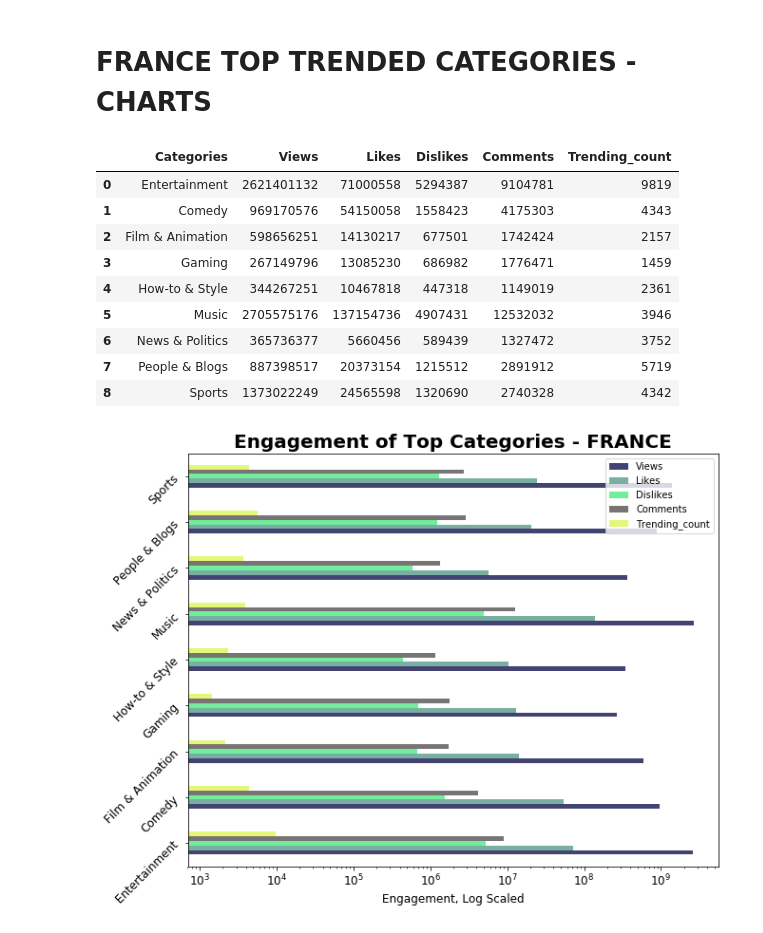
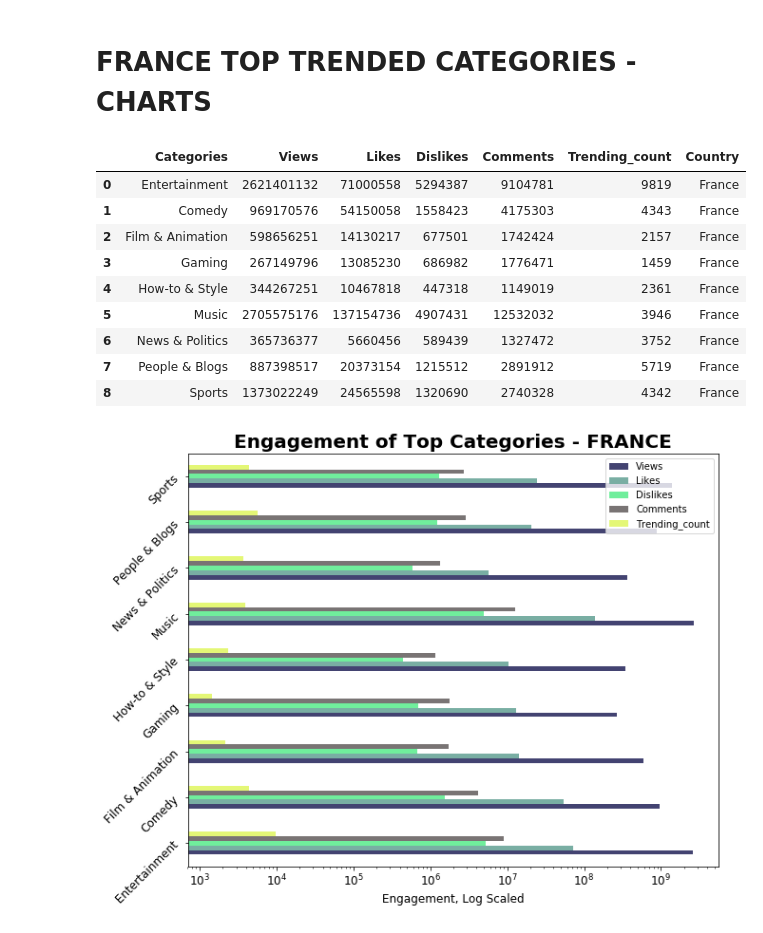
Before and after one commit to damuakula/Team06_SMUDataSci, a Jupyter notebook: PROJECT1/Youtube_Trending.ipynb, the cells around one changed output. Cells and saved outputs as stored; diff of their text form; code cells hidden in the pictures.

```diff
--- a/PROJECT1/Youtube_Trending.ipynb
+++ b/PROJECT1/Youtube_Trending.ipynb
@@ -430,24 +432,25 @@ FRhigher_trending = FRnewDF.query("Views >= 250000000")
 # %%
 #Creates a new dataframe for top categories
 Top_FRnewDF = pd.DataFrame()
 Top_FRnewDF["Categories"] = FRhigher_views.Categories.values
 Top_FRnewDF["Views"] = FRhigher_views.Views.values
 Top_FRnewDF["Likes"] = FRhigher_likes.Likes.values
 Top_FRnewDF["Dislikes"] = FRhigher_dislikes.Dislikes.values
 Top_FRnewDF["Comments"] = FRhigher_comments.Comments.values
 Top_FRnewDF["Trending_count"] = FRhigher_trending.Trending_count.values
+Top_FRnewDF["Country"] = "France"
 Top_FRnewDF
 # %% [output]
-|  | Categories | Views | Likes | Dislikes | Comments | Trending_count |
-| 0 | Entertainment | 2621401132 | 71000558 | 5294387 | 9104781 | 9819 |
-| 1 | Comedy | 969170576 | 54150058 | 1558423 | 4175303 | 4343 |
-| 2 | Film & Animation | 598656251 | 14130217 | 677501 | 1742424 | 2157 |
-| 3 | Gaming | 267149796 | 13085230 | 686982 | 1776471 | 1459 |
-| 4 | How-to & Style | 344267251 | 10467818 | 447318 | 1149019 | 2361 |
-| 5 | Music | 2705575176 | 137154736 | 4907431 | 12532032 | 3946 |
-| 6 | News & Politics | 365736377 | 5660456 | 589439 | 1327472 | 3752 |
-| 7 | People & Blogs | 887398517 | 20373154 | 1215512 | 2891912 | 5719 |
-| 8 | Sports | 1373022249 | 24565598 | 1320690 | 2740328 | 4342 |
+|  | Categories | Views | Likes | Dislikes | Comments | Trending_count | Country |
+| 0 | Entertainment | 2621401132 | 71000558 | 5294387 | 9104781 | 9819 | France |
+| 1 | Comedy | 969170576 | 54150058 | 1558423 | 4175303 | 4343 | France |
+| 2 | Film & Animation | 598656251 | 14130217 | 677501 | 1742424 | 2157 | France |
+| 3 | Gaming | 267149796 | 13085230 | 686982 | 1776471 | 1459 | France |
+| 4 | How-to & Style | 344267251 | 10467818 | 447318 | 1149019 | 2361 | France |
+| 5 | Music | 2705575176 | 137154736 | 4907431 | 12532032 | 3946 | France |
+| 6 | News & Politics | 365736377 | 5660456 | 589439 | 1327472 | 3752 | France |
+| 7 | People & Blogs | 887398517 | 20373154 | 1215512 | 2891912 | 5719 | France |
+| 8 | Sports | 1373022249 | 24565598 | 1320690 | 2740328 | 4342 | France |
 # %%
 #Horizontal Bar Chart of Engagement for Top 8 Categories
 my_colors=['#434371', '#79aea3', '#70ee9c' ,'#797474','#E4F776']
```
Also changed, not shown: parts of 7 cells of this notebook.
